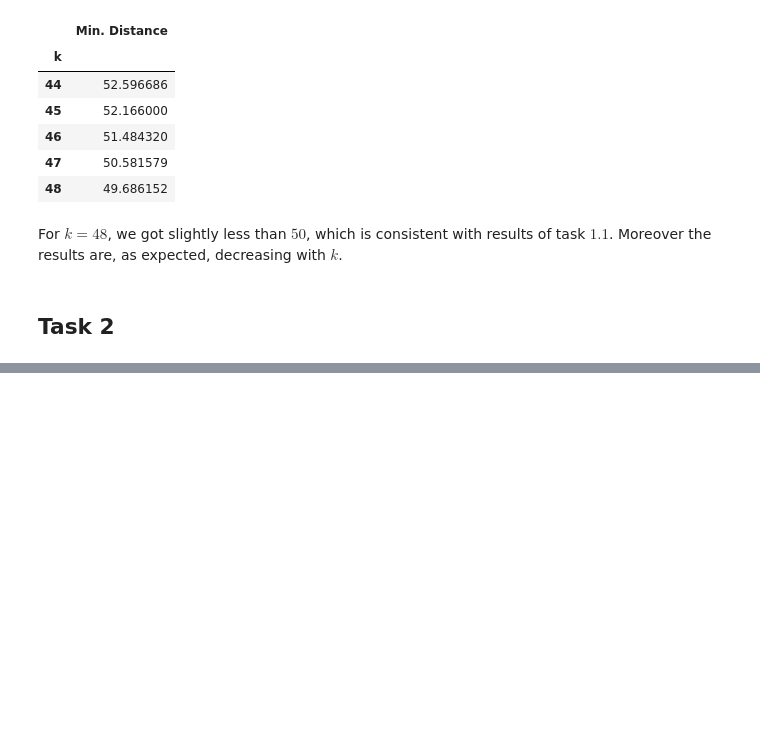
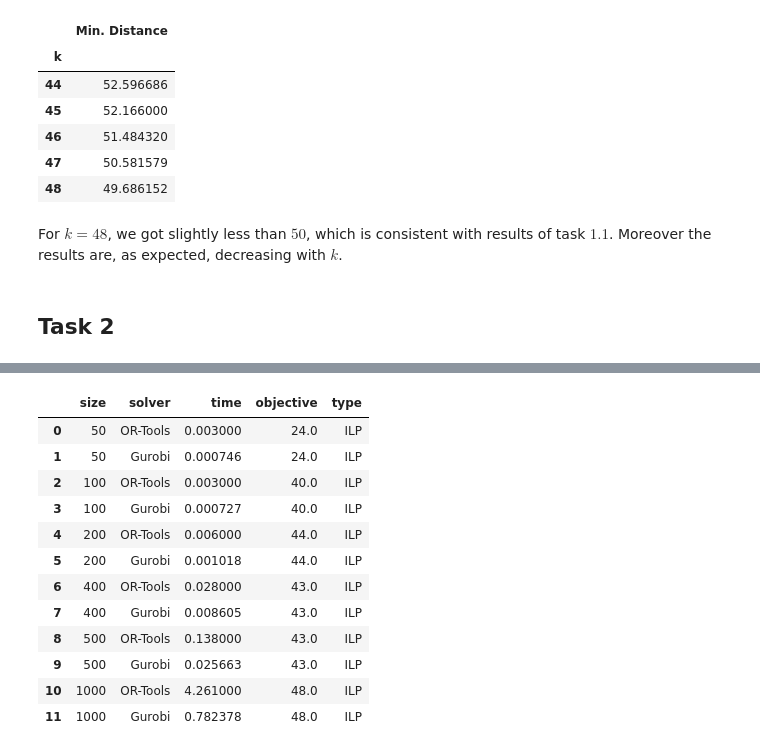
Before and after one commit to jpultorak/linear-optimization, a Jupyter notebook: notebooks/homework2.ipynb, the cells around one changed output, grey strips where cells are left out. Saved outputs shown, nothing was run; the diff lists cells and outputs as text; code cells hidden in the pictures; blank space fills up the shorter version.

```diff
--- a/notebooks/homework2.ipynb
+++ b/notebooks/homework2.ipynb
@@ -303,0 +445,41 @@ For $k=48$, we got slightly less than $50$, which is consistent with results of
+# %%
+ilp_results = []
+ilp_sizes = [50, 100, 200, 400, 500, 1000]
+ilp=True
+for n in ilp_sizes:
+    print(f"Solving for N={n}")
+    graph = get_graph(d=50, total_cities=n)
+
+    print("Solving with ORTOOLS")
+    res = solve_ortools(ilp, graph)
+    ilp_results.append({
+        "size": n,
+        "solver": "OR-Tools",
+        "time": res["time"] / 1000.0,
+        "objective": res["result"],
+        "type": "ILP" if ilp else "LP"
+    })
+
+    print("Solving with GRUOBI")
+    model = create_lp(ilp=ilp, graph=graph)
+    if model.status != GRB.OPTIMAL:
+        raise RuntimeError("Gruobi did not calculate optimum")
+
+    print("Solving with SciPY")
+    ilp_results.append({
+        "size": n,
+        "solver": "Gurobi",
+        "time": model.Runtime,
+        "objective": model.objVal,
+        "type": "ILP" if ilp else "LP"
+    })
+
+    if not ilp:
+        res = solve_scipy(graph)
+        ilp_results.append({
+            "size": n,
+            "solver": "SciPy",
+            "time": res["time"],
+            "objective": res["result"],
+            "type": "LP"
+        })
@@ -303,0 +504,17 @@ For $k=48$, we got slightly less than $50$, which is consistent with results of
+# %%
+df_ilp_results = pd.DataFrame(ilp_results)
+df_ilp_results
+# %% [output]
+|  | size | solver | time | objective | type |
+| 0 | 50 | OR-Tools | 0.003000 | 24.0 | ILP |
+| 1 | 50 | Gurobi | 0.000746 | 24.0 | ILP |
+| 2 | 100 | OR-Tools | 0.003000 | 40.0 | ILP |
+| 3 | 100 | Gurobi | 0.000727 | 40.0 | ILP |
+| 4 | 200 | OR-Tools | 0.006000 | 44.0 | ILP |
+| 5 | 200 | Gurobi | 0.001018 | 44.0 | ILP |
+| 6 | 400 | OR-Tools | 0.028000 | 43.0 | ILP |
+| 7 | 400 | Gurobi | 0.008605 | 43.0 | ILP |
+| 8 | 500 | OR-Tools | 0.138000 | 43.0 | ILP |
+| 9 | 500 | Gurobi | 0.025663 | 43.0 | ILP |
+| 10 | 1000 | OR-Tools | 4.261000 | 48.0 | ILP |
+| 11 | 1000 | Gurobi | 0.782378 | 48.0 | ILP |
```
Also changed, not shown: parts of 9 cells of this notebook, 2 other files.
